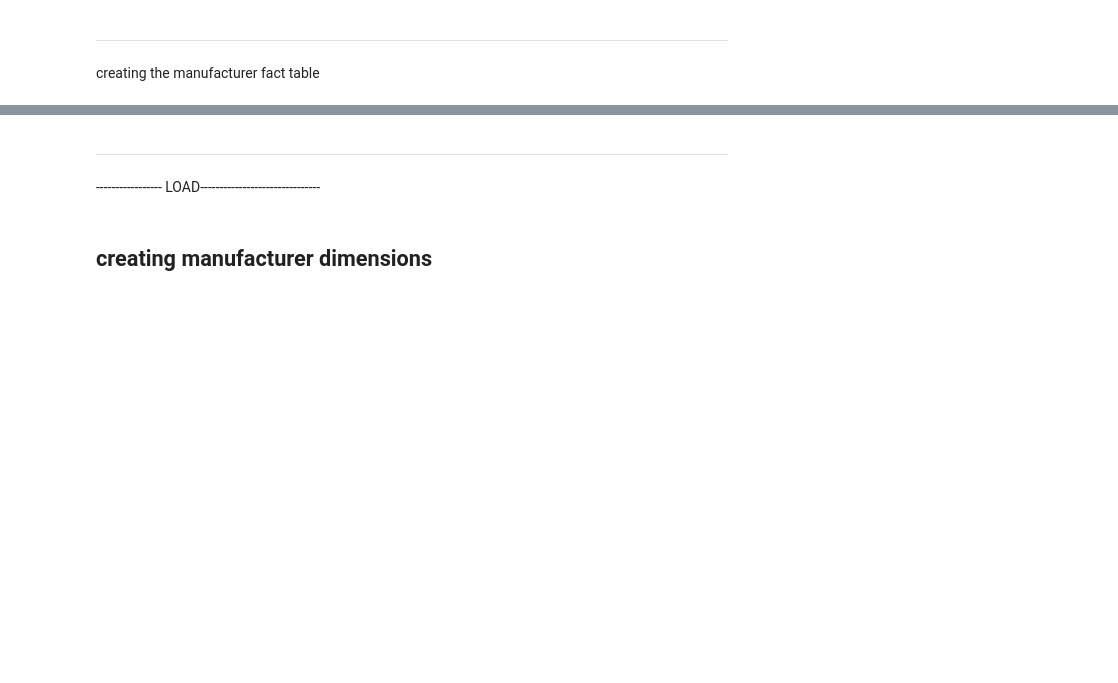
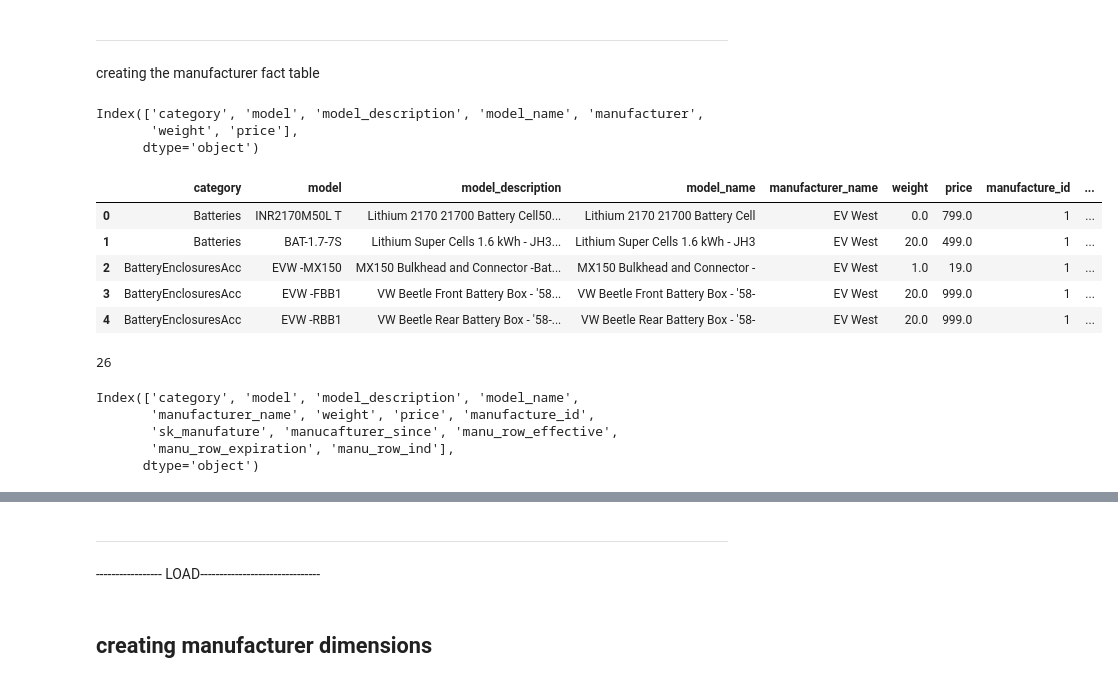
Before and after one commit to hicranA/partsUnlimitedDW, a Jupyter notebook: etl_evWest.ipynb, the cells around one changed output, grey strips where cells are left out. Drawn from its saved outputs; the diff is of its cells as text; code cells hidden in the pictures; blank space fills up the shorter version.

```diff
--- a/etl_evWest.ipynb
+++ b/etl_evWest.ipynb
@@ -260,3 +359,35 @@ product_distinct.head()
 ----------------------------
 # %% [markdown]
 creating the manufacturer fact table
+# %%
+manufacturer_facts_v1 =  evWest_df_4
+manufacturer_facts_v1.columns
+# %% [output]
+Index(['category', 'model', 'model_description', 'model_name', 'manufacturer',
+       'weight', 'price'],
+      dtype='object')
+# %%
+manufacturer_facts_v1.rename(columns = {'manufacturer':'manufacturer_name'}, inplace = True)
+# %%
+
+manufacturer_facts_v2 =  pd.merge(manufacturer_facts_v1, manufacturer_dim, on = ["manufacturer_name"])
+manufacturer_facts_v2.head()
+# %% [output]
+|  | category | model | model_description | model_name | manufacturer_name | weight | price | manufacture_id | ... |
+| 0 | Batteries | INR2170M50L T | Lithium 2170 21700 Battery Cell50... | Lithium 2170 21700 Battery Cell | EV West | 0.0 | 799.0 | 1 | ... |
+| 1 | Batteries | BAT-1.7-7S | Lithium Super Cells 1.6 kWh - JH3... | Lithium Super Cells 1.6 kWh - JH3 | EV West | 20.0 | 499.0 | 1 | ... |
+| 2 | BatteryEnclosuresAcc | EVW -MX150 | MX150 Bulkhead and Connector -Bat... | MX150 Bulkhead and Connector - | EV West | 1.0 | 19.0 | 1 | ... |
+| 3 | BatteryEnclosuresAcc | EVW -FBB1 | VW Beetle Front Battery Box - '58... | VW Beetle Front Battery Box - '58- | EV West | 20.0 | 999.0 | 1 | ... |
+| 4 | BatteryEnclosuresAcc | EVW -RBB1 | VW Beetle Rear Battery Box - '58-... | VW Beetle Rear Battery Box - '58- | EV West | 20.0 | 999.0 | 1 | ... |
+# %%
+manufacturer_facts_v2["manufacture_id"].nunique()
+# %% [output]
+26
+# %%
+manufacturer_facts_v2.columns
+# %% [output]
+Index(['category', 'model', 'model_description', 'model_name',
+       'manufacturer_name', 'weight', 'price', 'manufacture_id',
+       'sk_manufature', 'manucafturer_since', 'manu_row_effective',
+       'manu_row_expiration', 'manu_row_ind'],
+      dtype='object')
```
Also changed, not shown: parts of 54 cells of this notebook, 1 other file.
